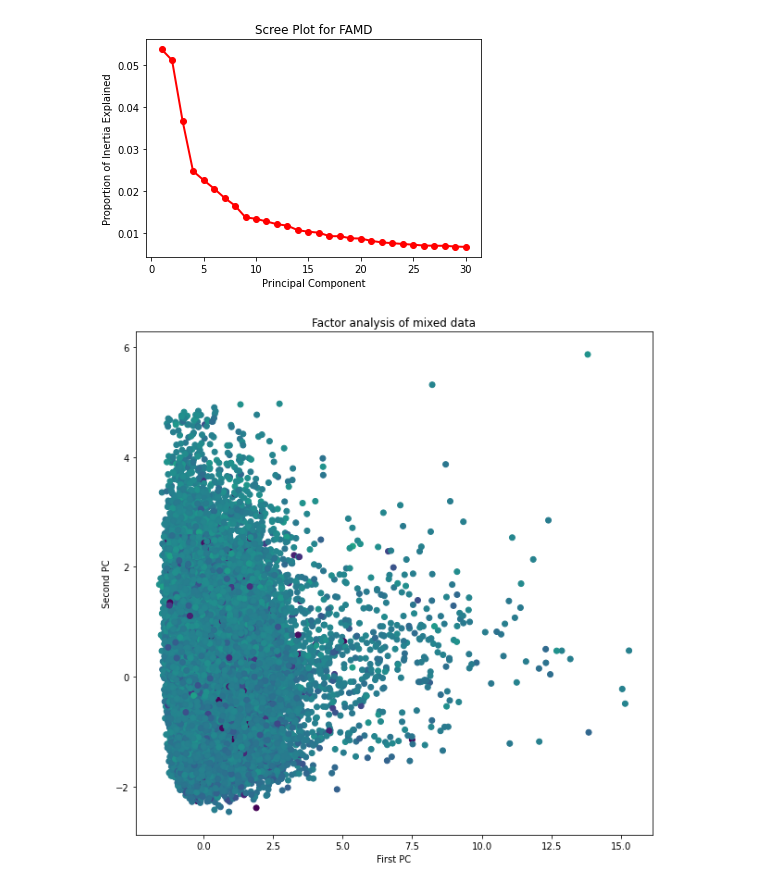
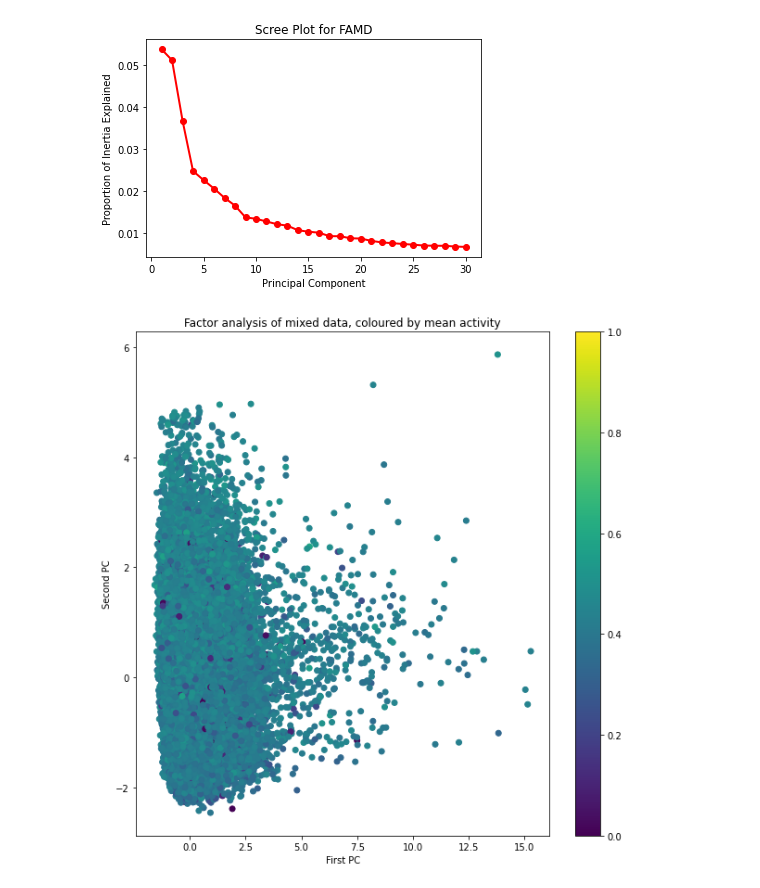
Before and after one commit to abramschon/accel, a Jupyter notebook: notebooks/Whole Dataset/FAMD.ipynb, the cells around one changed output. Cells and saved outputs as stored; diff of their text form; code cells hidden in the pictures.

```diff
--- a/notebooks/Whole Dataset/FAMD.ipynb
+++ b/notebooks/Whole Dataset/FAMD.ipynb
@@ -133,11 +129,0 @@ PC2 = projection[:,1]
-# %%
-y_trans = np.log(1+y_train)
-y_trans = y_trans / np.max(y_trans)
-plt.figure(figsize=(10,10))
-plt.scatter(PC1,PC2,c=y_trans)
-plt.title("Factor analysis of mixed data")
-plt.xlabel("First PC")
-plt.ylabel("Second PC")
-plt.show()
-# %% [output]
-[figure, removed]
@@ -143,0 +133,12 @@ plt.show()
+# %%
+y_trans = np.log(1+y_train)
+y_trans = y_trans / np.max(y_trans)
+plt.figure(figsize=(10,10))
+plt.scatter(PC1,PC2,c=y_trans)
+plt.title("Factor analysis of mixed data, coloured by mean activity")
+plt.xlabel("First PC")
+plt.ylabel("Second PC")
+plt.colorbar()
+plt.show()
+# %% [output]
+[figure, added]
```
Also changed, not shown: parts of 6 cells of this notebook, 1 other file.
